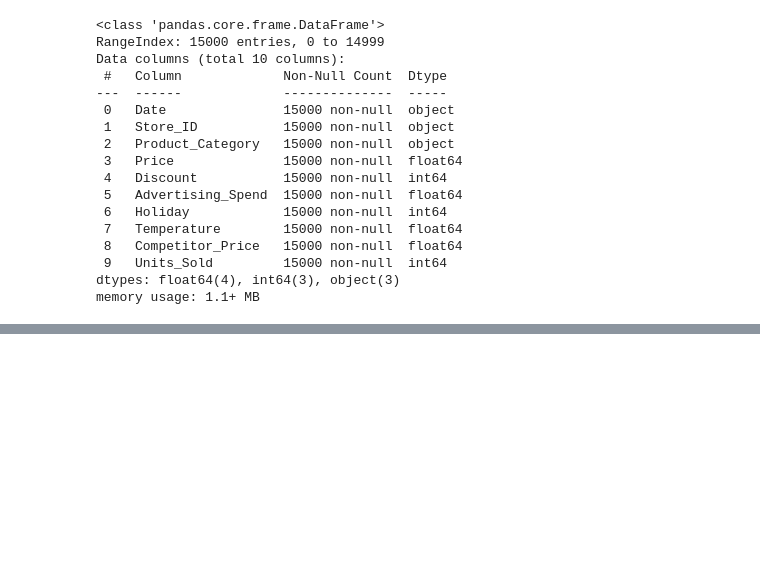
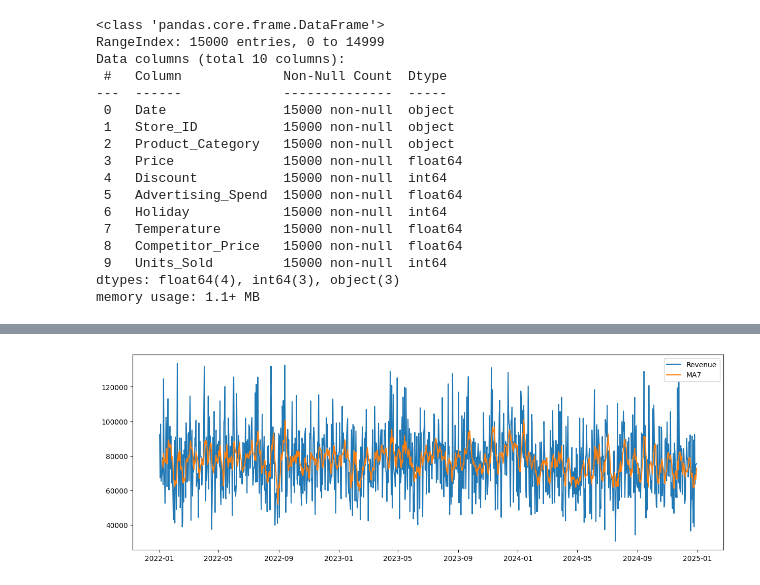
Before and after one commit to projit-1/time_series_analysis_retail_sales_data, a Jupyter notebook: time_series_analysis_retail_sales_data.ipynb, the cells around one changed output, grey strips where cells are left out. Cells and saved outputs as stored; diff of their text form; code cells hidden in the pictures; blank space fills up the shorter version.

```diff
--- a/time_series_analysis_retail_sales_data.ipynb
+++ b/time_series_analysis_retail_sales_data.ipynb
@@ -47,0 +199,10 @@ memory usage: 1.1+ MB
+# %%
+## Calculate 7-day Moving Average.
+
+daily["MA7"] = (
+    daily["Revenue"]
+    .rolling(7)
+    .mean()
+)
+
+daily["MA7"]
@@ -47,0 +223,14 @@ memory usage: 1.1+ MB
+# %%
+## Plot Moving Average.
+
+plt.figure(figsize=(15,5))
+
+plt.plot(daily["Revenue"], label="Revenue")
+
+plt.plot(daily["MA7"], label="MA7")
+
+plt.legend()
+
+plt.show()
+# %% [output]
+[figure, added]
```
Also changed, not shown: parts of 21 cells of this notebook.
